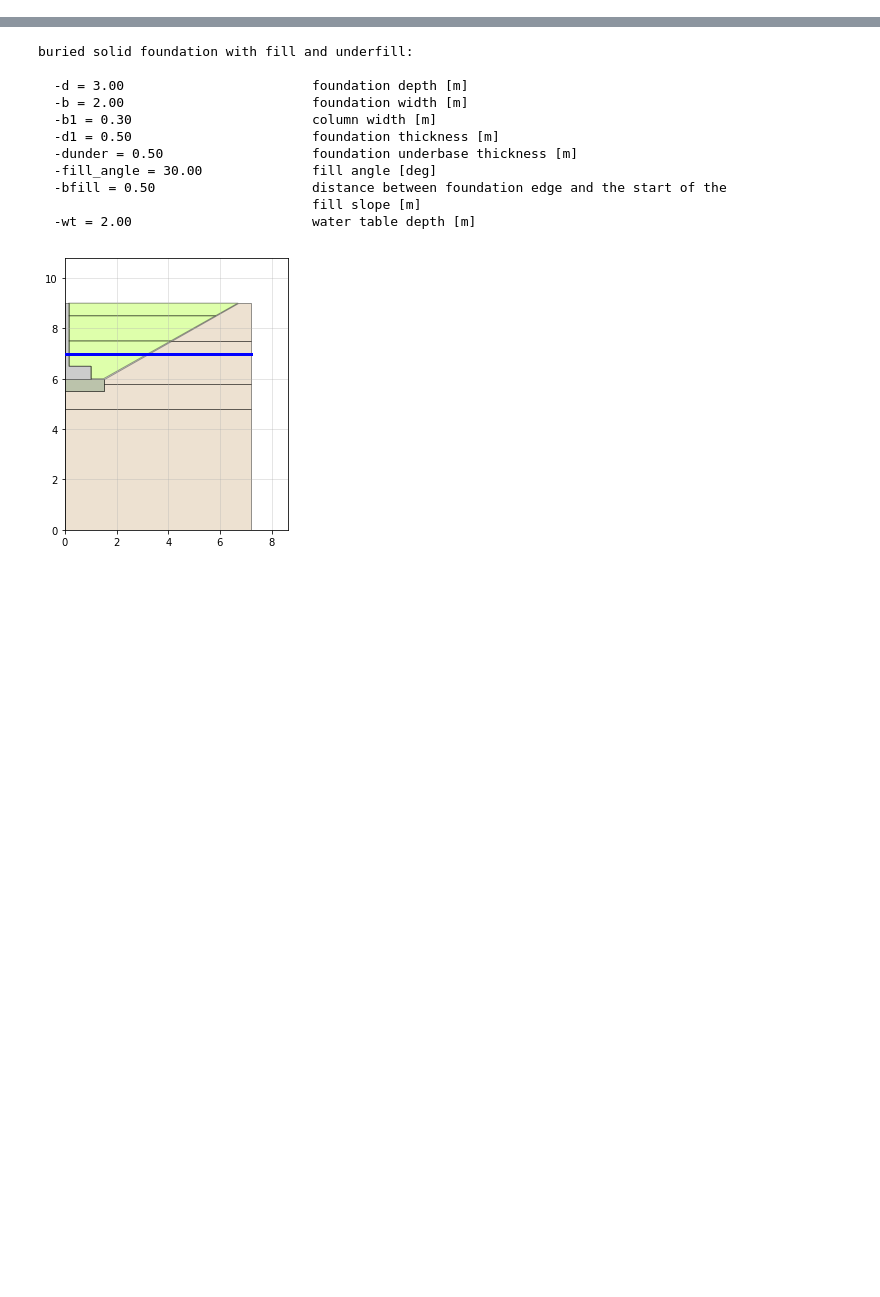
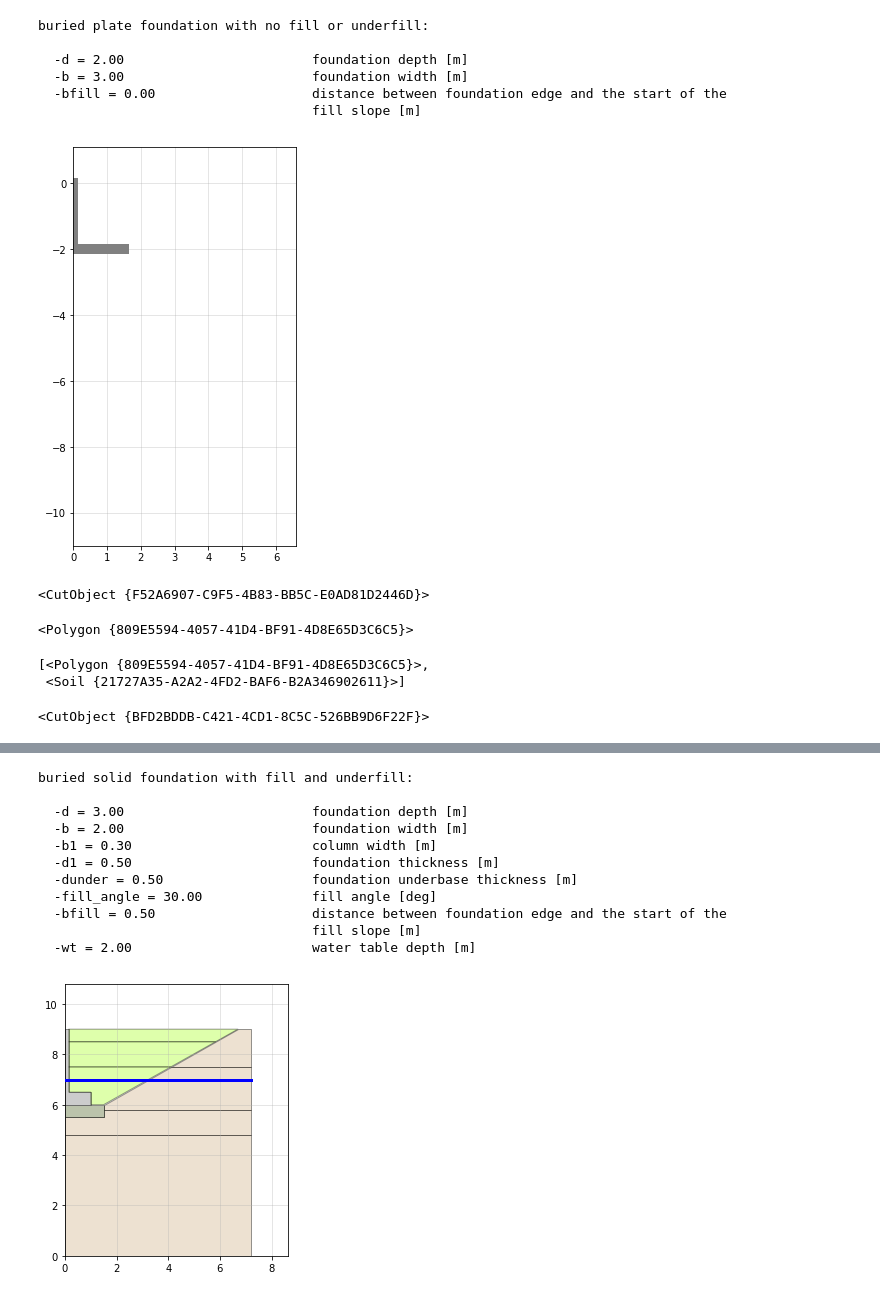
Before and after one commit to p-barb/padtest, a Jupyter notebook: x.ipynb, the cells around one changed output, grey strips where cells are left out. Cells and saved outputs as stored; diff of their text form; code cells hidden in the pictures; blank space fills up the shorter version.

Commit message:
new geometry

```diff
--- a/x.ipynb
+++ b/x.ipynb
@@ -8,0 +11,19 @@ s_o, g_o = new_server('localhost', localhostport_output, password=password)
+# %%
+geo = Geometry(g_i, 3, 2)
+# %%
+geo
+# %% [output]
+buried plate foundation with no fill or underfill:
+
+  -d = 2.00                        foundation depth [m]
+  -b = 3.00                        foundation width [m]
+  -bfill = 0.00                    distance between foundation edge and the start of the
+                                   fill slope [m]
+# %%
+geo.plot()
+# %% [output]
+[figure, added]
+# %%
+geo._phase_polygons[0]
+# %% [output]
+<CutObject {F52A6907-C9F5-4B83-BB5C-E0AD81D2446D}>
@@ -8,0 +33,14 @@ s_o, g_o = new_server('localhost', localhostport_output, password=password)
+# %%
+g_i.polygons[0]
+# %% [output]
+<Polygon {809E5594-4057-41D4-BF91-4D8E65D3C6C5}>
+# %%
+out
+# %% [output]
+[<Polygon {809E5594-4057-41D4-BF91-4D8E65D3C6C5}>,
+ <Soil {21727A35-A2A2-4FD2-BAF6-B2A346902611}>]
+# %%
+g_i.gotostages()
+g_i.polygons[0]
+# %% [output]
+<CutObject {BFD2BDDB-C421-4CD1-8C5C-526BB9D6F22F}>
```
Also changed, not shown: parts of 18 cells of this notebook, 3 other files.
